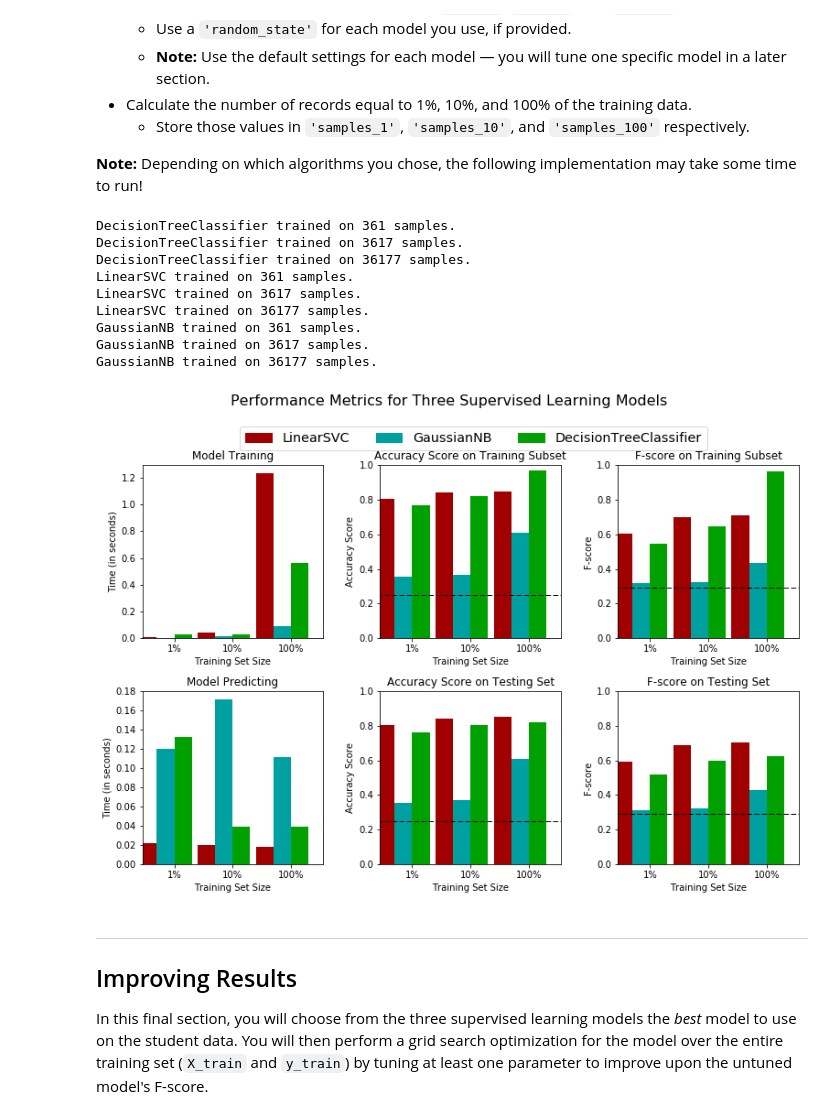
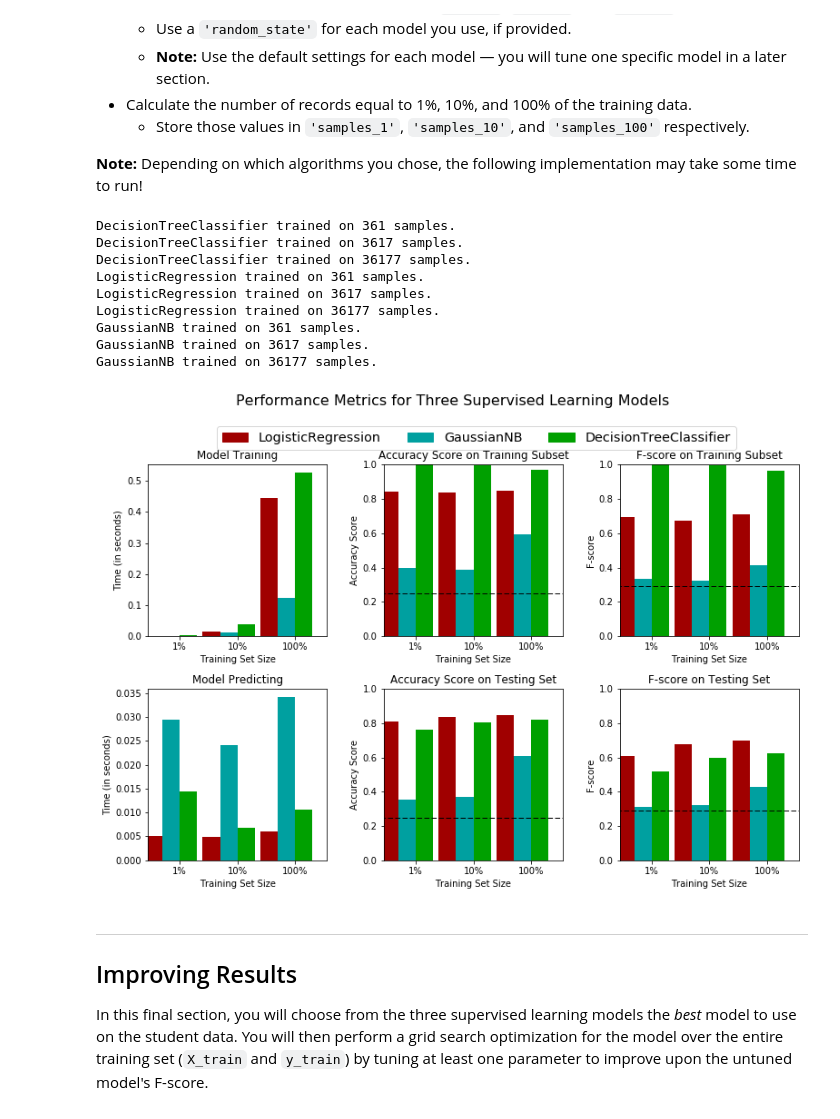
Before and after one commit to chunhuav/udacity_machinelearning, a Jupyter notebook: finding_donors/finding_donors.ipynb, the cells around one changed output. Drawn from its saved outputs; the diff is of its cells as text; code cells hidden in the pictures.

Commit message:
Change Line SVC to Logistic regression

```diff
--- a/finding_donors/finding_donors.ipynb
+++ b/finding_donors/finding_donors.ipynb
@@ -288,20 +288,23 @@ def train_predict(learner, sample_size, X_train, y_train, X_test, y_test):
     #       then get predictions on the first 300 training samples
     start = time() # Get start time
     predictions_test = learner.predict(X_test)
-    predictions_train = learner.predict(X_train)
+
+    #Base on the second round review, depend on requirement, I should select the first 300 records for training
+    #predictions_train = learner.predict(X_train)
+    predictions_train = learner.predict(X_train[:300])
     end = time() # Get end time
 
     # TODO: Calculate the total prediction time
     results['pred_time'] = end - start
 
     # TODO: Compute accuracy on the first 300 training samples
-    results['acc_train'] = accuracy_score(y_train,predictions_train)
+    results['acc_train'] = accuracy_score(y_train[:300],predictions_train)
 
     # TODO: Compute accuracy on test set
     results['acc_test'] = accuracy_score(y_test,predictions_test)
 
     # TODO: Compute F-score on the the first 300 training samples
-    results['f_train'] = fbeta_score(y_train,predictions_train,beta=beta)
+    results['f_train'] = fbeta_score(y_train[:300],predictions_train,beta=beta)
 
     # TODO: Compute F-score on the test set
     results['f_test'] = fbeta_score(y_test,predictions_test,beta=beta)
@@ -324,7 +327,7 @@ In the code cell, you will need to implement the following:
 **Note:** Depending on which algorithms you chose, the following implementation may take some time to run!
 # %%
 # TODO: Import the three supervised learning models from sklearn
-
+from sklearn.linear_model import LogisticRegression, SGDClassifier
 from sklearn.svm import LinearSVC, SVC
 from sklearn.naive_bayes import GaussianNB
 from sklearn.tree import DecisionTreeClassifier
@@ -332,38 +335,39 @@ from sklearn.tree import DecisionTreeClassifier
 
 # TODO: Initialize the three models
 clf_A = DecisionTreeClassifier(random_state=101)
-clf_B = LinearSVC(random_state=101)
+# clf_B = SVC(kernel='linear')
+clf_B = LogisticRegression(random_state=101)
 clf_C = GaussianNB()
 
 
 # TODO: Calculate the number of samples for 1%, 10%, and 100% of the training data
 n_train = len(y_train)
 samples_1 = int(n_train * 0.01)
 samples_10 = int(n_train * 0.1)
 samples_100 = n_train
 
 # Collect results on the learners
 results = {}
 for clf in [clf_A, clf_B, clf_C]:
     clf_name = clf.__class__.__name__
     results[clf_name] = {}
     for i, samples in enumerate([samples_1, samples_10, samples_100]):
         results[clf_name][i] = \
         train_predict(clf, samples, X_train, y_train, X_test, y_test)
 
 # Run metrics visualization for the three supervised learning models chosen
 vs.evaluate(results, accuracy, fscore)
 # %% [output]
 DecisionTreeClassifier trained on 361 samples.
 DecisionTreeClassifier trained on 3617 samples.
 DecisionTreeClassifier trained on 36177 samples.
-LinearSVC trained on 361 samples.
-LinearSVC trained on 3617 samples.
-LinearSVC trained on 36177 samples.
+LogisticRegression trained on 361 samples.
+LogisticRegression trained on 3617 samples.
+LogisticRegression trained on 36177 samples.
 GaussianNB trained on 361 samples.
 GaussianNB trained on 3617 samples.
 GaussianNB trained on 36177 samples.
-[figure, old version]
+[figure, new version]
 # %% [markdown]
 ----
 ## Improving Results
```
Also changed, not shown: parts of 7 cells of this notebook.
